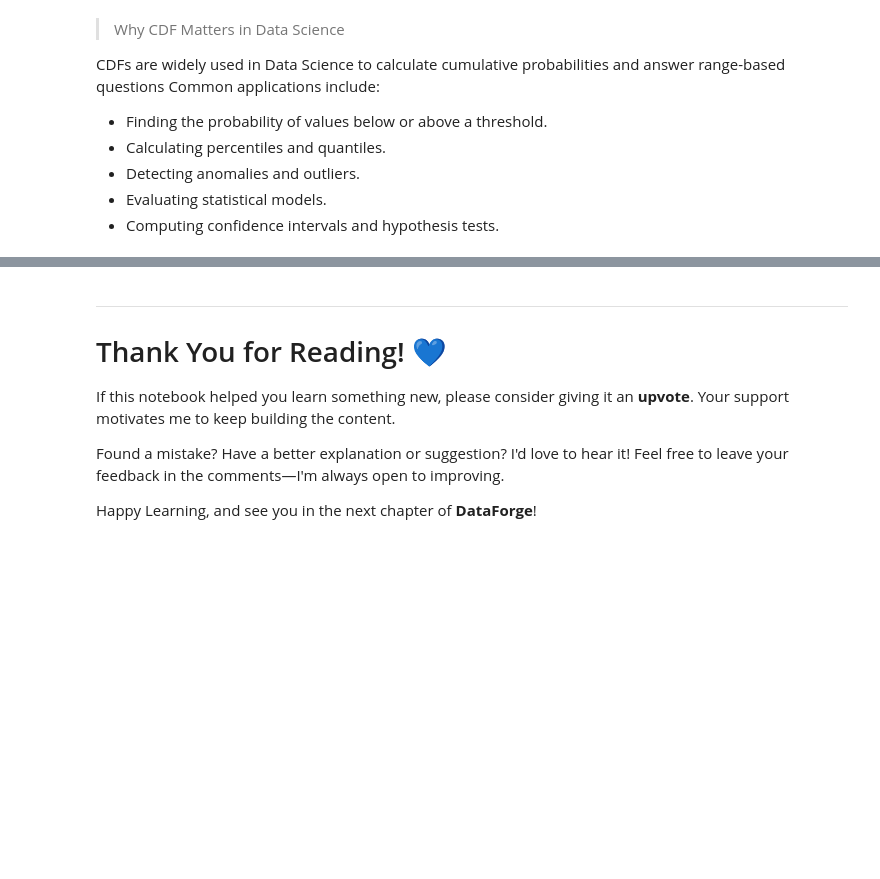
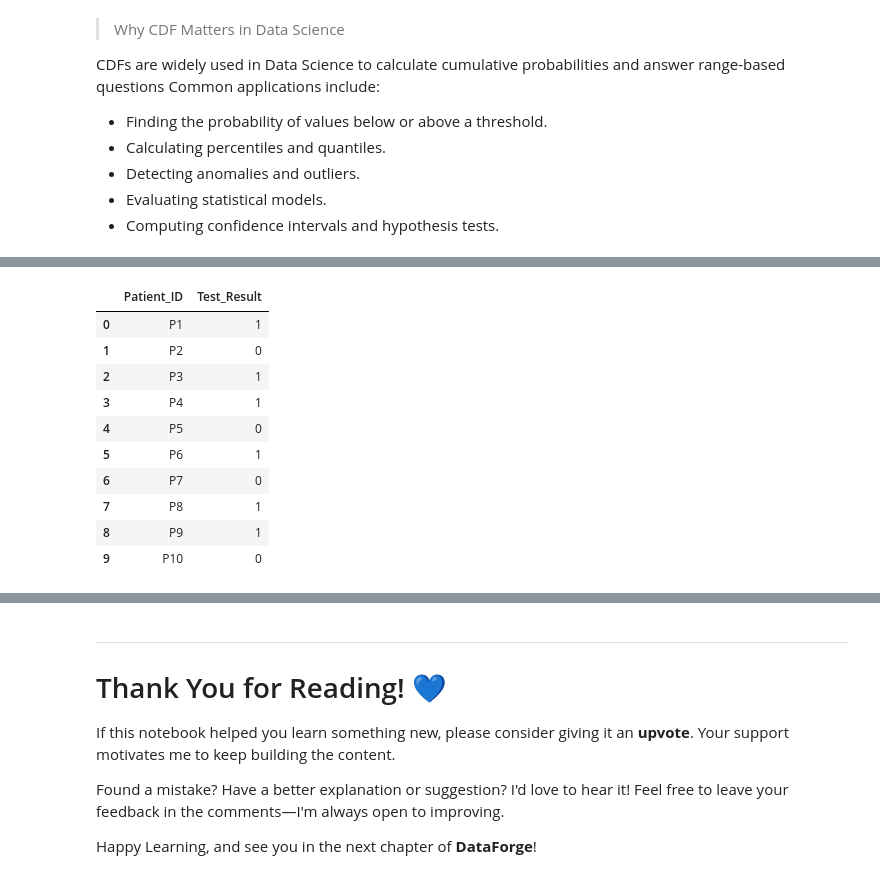
Before and after one commit to satyam2006-cmd/DataForge, a Jupyter notebook: statswithpy/statslearnings.ipynb, the cells around one changed output, grey strips where cells are left out. Saved outputs shown, nothing was run; the diff lists cells and outputs as text; code cells hidden in the pictures; blank space fills up the shorter version.

```diff
--- a/statswithpy/statslearnings.ipynb
+++ b/statswithpy/statslearnings.ipynb
@@ -2426,0 +2491,19 @@ In the Next chapter we shall explore  **Bernoulli Distribution**
+# %%
+patients = pd.DataFrame({
+    "Patient_ID": ["P1","P2","P3","P4","P5","P6","P7","P8","P9","P10"],
+    "Test_Result": [1,0,1,1,0,1,0,1,1,0]
+})
+
+patients
+# %% [output]
+|  | Patient_ID | Test_Result |
+| 0 | P1 | 1 |
+| 1 | P2 | 0 |
+| 2 | P3 | 1 |
+| 3 | P4 | 1 |
+| 4 | P5 | 0 |
+| 5 | P6 | 1 |
+| 6 | P7 | 0 |
+| 7 | P8 | 1 |
+| 8 | P9 | 1 |
+| 9 | P10 | 0 |
```
Also changed, not shown: parts of 13 cells of this notebook.
